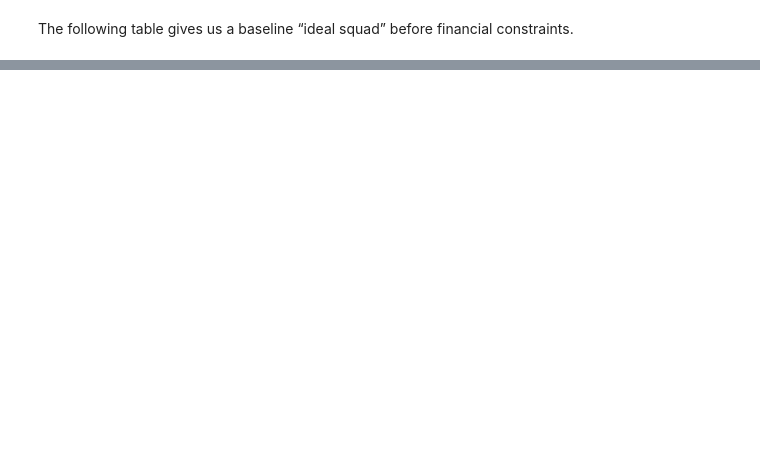
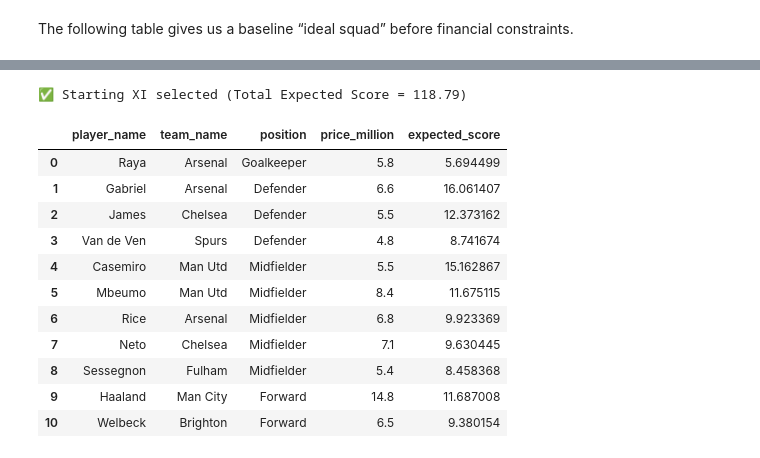
Before and after one commit to SamAbr/FPL-Squad-Selection, a Jupyter notebook: FPL.ipynb, the cells around one changed output, grey strips where cells are left out. Saved outputs shown, nothing was run; the diff lists cells and outputs as text; code cells hidden in the pictures; blank space fills up the shorter version.

```diff
--- a/FPL.ipynb
+++ b/FPL.ipynb
@@ -623,0 +926,52 @@ Objective (sum of points_per_90): 103.119
+# %%
+# We'll optimize using the 15-player "squad" dataframe
+pool = squad.reset_index(drop=True).copy()
+pool['pid'] = pool.index.astype(str)
+
+# --- ILP Model ---
+prob = pulp.LpProblem("Starting_XI_Optimizer", pulp.LpMaximize)
+
+# Decision variable for each player (1 = selected in starting XI)
+x = {pid: pulp.LpVariable(f"x_{pid}", cat="Binary") for pid in pool['pid']}
+
+# Objective: maximize expected score
+prob += pulp.lpSum(pool.set_index('pid').loc[pid, 'expected_score'] * x[pid] for pid in x)
+
+# --- Constraints ---
+prob += pulp.lpSum(x[pid] for pid in x) == 11, "Total_11"
+
+prob += pulp.lpSum(x[pid] for pid in pool[pool['position']=="Goalkeeper"]['pid']) == 1, "GK_1"
+prob += pulp.lpSum(x[pid] for pid in pool[pool['position']=="Defender"]['pid']) >= 3, "DEF_3+"
+prob += pulp.lpSum(x[pid] for pid in pool[pool['position']=="Midfielder"]['pid']) >= 2, "MID_2+"
+prob += pulp.lpSum(x[pid] for pid in pool[pool['position']=="Forward"]['pid']) >= 1, "FWD_1+"
+
+# Solve
+solver = pulp.PULP_CBC_CMD(msg=False)
+prob.solve(solver)
+
+# Extract selected XI
+selected_pids = [pid for pid in x if pulp.value(x[pid]) == 1]
+starting_xi = pool.loc[[int(pid) for pid in selected_pids]].copy()
+
+# Sort output nicely: GK → DEF → MID → FWD
+order_map = {"Goalkeeper":1, "Defender":2, "Midfielder":3, "Forward":4}
+starting_xi['order'] = starting_xi['position'].map(order_map)
+starting_xi = starting_xi.sort_values(by=['order','expected_score'], ascending=[True,False]).drop(columns=['order'])
+
+print(f"✅ Starting XI selected (Total Expected Score = {starting_xi['expected_score'].sum():.2f})")
+display_cols = [c for c in ['player_name','team_name','position','price_million','expected_score'] if c in starting_xi.columns]
+display(starting_xi[display_cols].reset_index(drop=True))
+# %% [output]
+✅ Starting XI selected (Total Expected Score = 118.79)
+|  | player_name | team_name | position | price_million | expected_score |
+| 0 | Raya | Arsenal | Goalkeeper | 5.8 | 5.694499 |
+| 1 | Gabriel | Arsenal | Defender | 6.6 | 16.061407 |
+| 2 | James | Chelsea | Defender | 5.5 | 12.373162 |
+| 3 | Van de Ven | Spurs | Defender | 4.8 | 8.741674 |
+| 4 | Casemiro | Man Utd | Midfielder | 5.5 | 15.162867 |
+| 5 | Mbeumo | Man Utd | Midfielder | 8.4 | 11.675115 |
+| 6 | Rice | Arsenal | Midfielder | 6.8 | 9.923369 |
+| 7 | Neto | Chelsea | Midfielder | 7.1 | 9.630445 |
+| 8 | Sessegnon | Fulham | Midfielder | 5.4 | 8.458368 |
+| 9 | Haaland | Man City | Forward | 14.8 | 11.687008 |
+| 10 | Welbeck | Brighton | Forward | 6.5 | 9.380154 |
```
Also changed, not shown: parts of 35 cells of this notebook.
